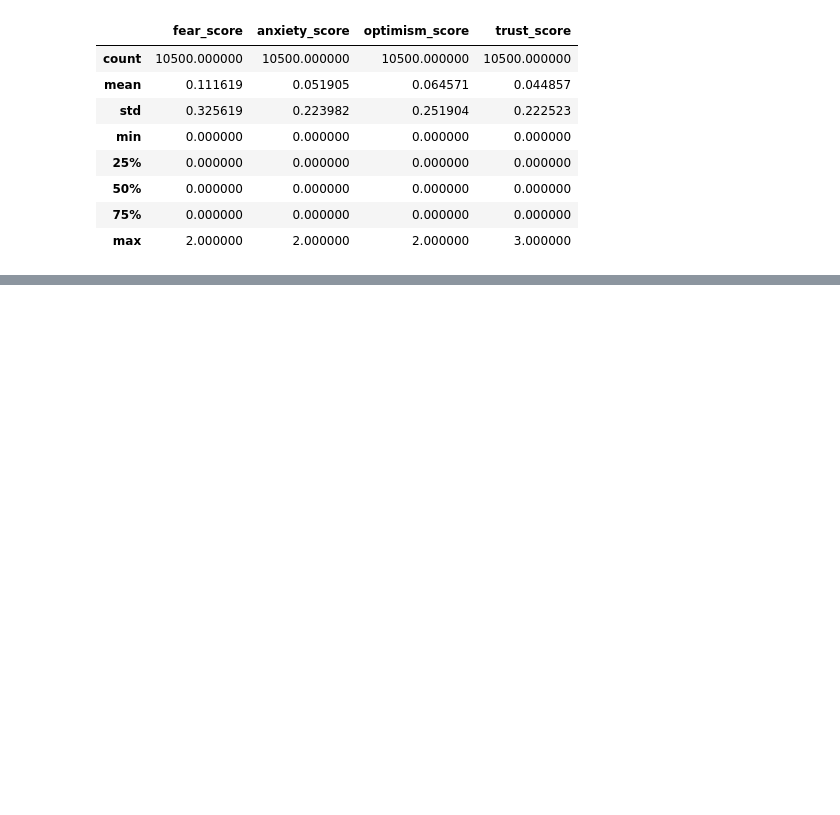
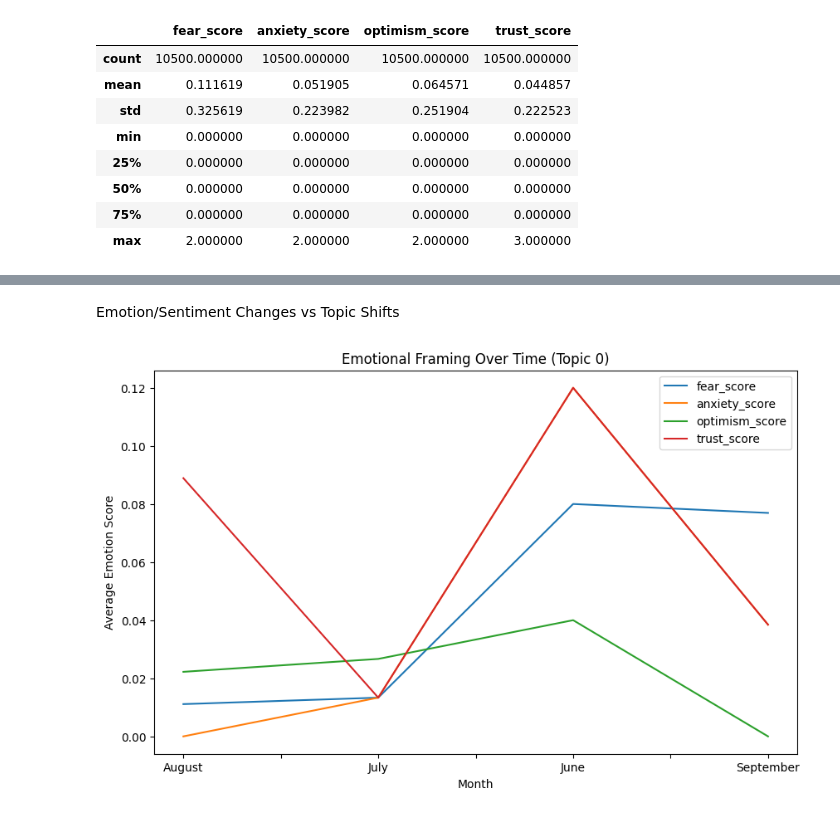
Before and after one commit to mish841/RAISE-26-Data-Science-AI-Competition-Submission, a Jupyter notebook: Data_Science_AI.ipynb, the cells around one changed output, grey strips where cells are left out. Drawn from its saved outputs; the diff is of its cells as text; code cells hidden in the pictures; blank space fills up the shorter version.

```diff
--- a/Data_Science_AI.ipynb
+++ b/Data_Science_AI.ipynb
@@ -232,0 +304,9 @@ emotion[['fear_score','anxiety_score','optimism_score','trust_score']].describe(
+# %%
+from sklearn.feature_extraction.text import TfidfVectorizer
+
+tfidf = TfidfVectorizer(
+    max_features=1000,
+    stop_words='english'
+)
+
+X = tfidf.fit_transform(emotion['title'])
@@ -232,0 +315,7 @@ emotion[['fear_score','anxiety_score','optimism_score','trust_score']].describe(
+# %%
+from sklearn.cluster import KMeans
+
+kmeans = KMeans(n_clusters=6, random_state=42)
+emotion['topic_cluster'] = kmeans.fit_predict(X)
+
+emotion['topic_cluster'].value_counts()
@@ -232,0 +332,22 @@ emotion[['fear_score','anxiety_score','optimism_score','trust_score']].describe(
+# %% [markdown]
+Emotion/Sentiment Changes vs Topic Shifts
+# %%
+#Shifts in sentiment/emotions of headlines per month
+emotion_by_topic_month = (
+    emotion.groupby(['topic_cluster','month'])[
+        ['fear_score','anxiety_score','optimism_score','trust_score']
+    ].mean()
+)
+
+topic_id = 0  # change this to inspect different topics
+plot_df = emotion_by_topic_month.loc[topic_id].sort_index()
+
+#Plot topic distributions/prevalence over time, which ones become more/less frequent
+fig, ax = plt.subplots(figsize=(10,6))
+plot_df.plot(ax=ax)
+ax.set_title(f"Emotional Framing Over Time (Topic {topic_id})")
+ax.set_xlabel("Month")
+ax.set_ylabel("Average Emotion Score")
+plt.show()
+# %% [output]
+[figure, added]
```
Also changed, not shown: parts of 7 cells of this notebook.
